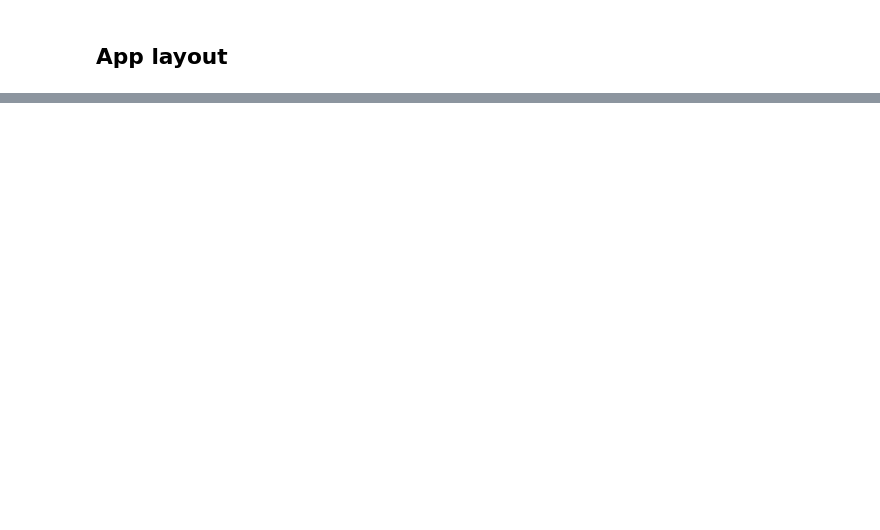
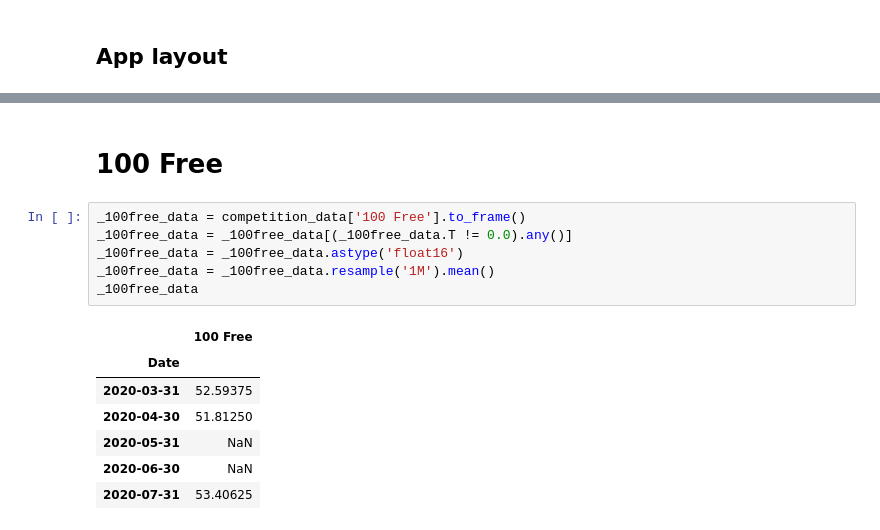
Before and after one commit to JIHOO97/TrainingTime-Visualization, a Jupyter notebook: Swimming Plot.ipynb, the cells around one changed output, grey strips where cells are left out. Saved outputs shown, nothing was run; the diff lists cells and outputs as text; blank space fills up the shorter version.

```diff
--- a/Swimming Plot.ipynb
+++ b/Swimming Plot.ipynb
@@ -216,0 +417,16 @@ app.layout = html.Div(
+# %% [markdown]
+# 100 Free
+# %%
+_100free_data = competition_data['100 Free'].to_frame()
+_100free_data = _100free_data[(_100free_data.T != 0.0).any()]
+_100free_data = _100free_data.astype('float16')
+_100free_data = _100free_data.resample('1M').mean()
+_100free_data
+# %% [output]
+|  | 100 Free |
+| Date |  |
+| 2020-03-31 | 52.59375 |
+| 2020-04-30 | 51.81250 |
+| 2020-05-31 | NaN |
+| 2020-06-30 | NaN |
+| 2020-07-31 | 53.40625 |
```
Also changed, not shown: parts of 52 cells of this notebook, 5 other files.
